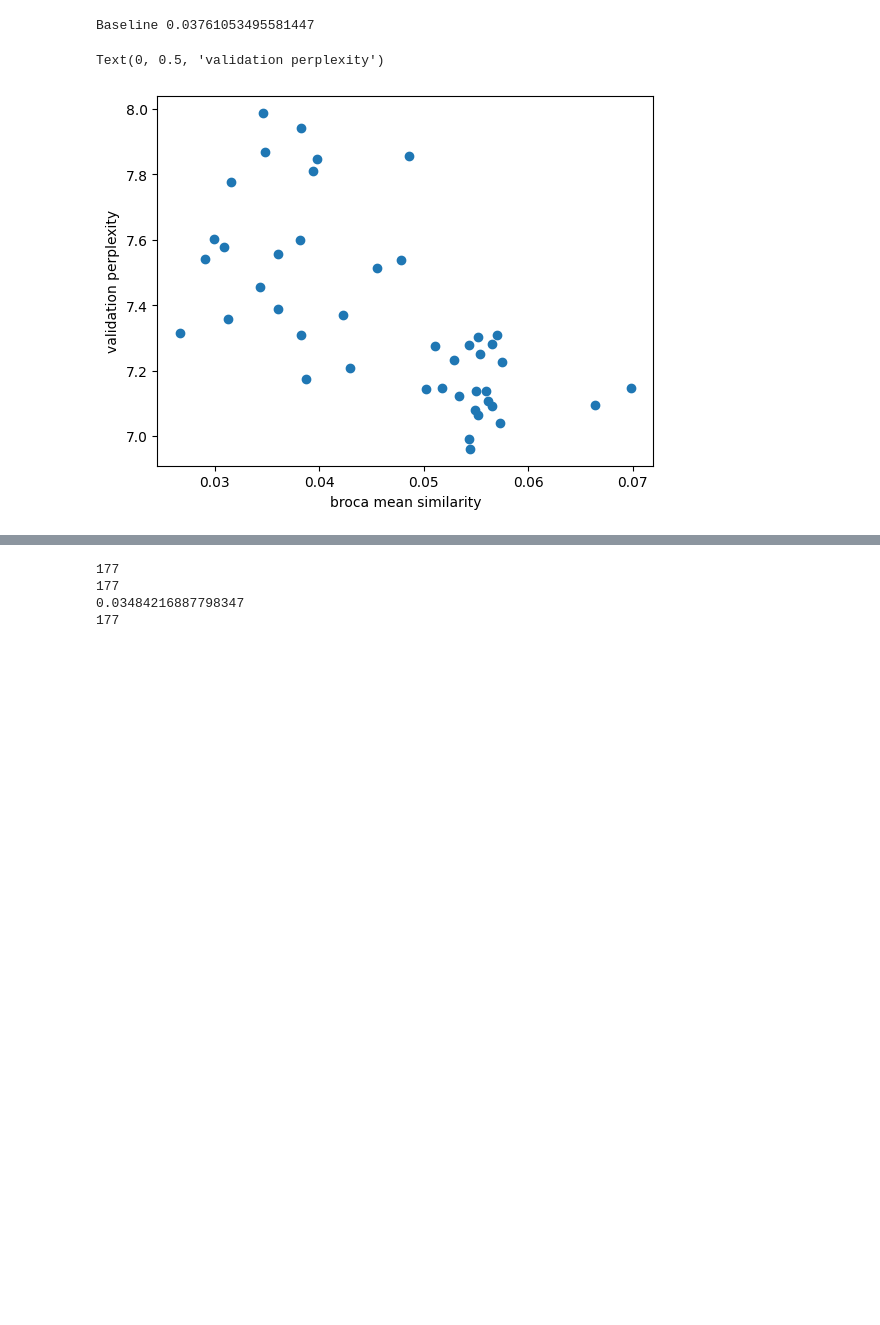
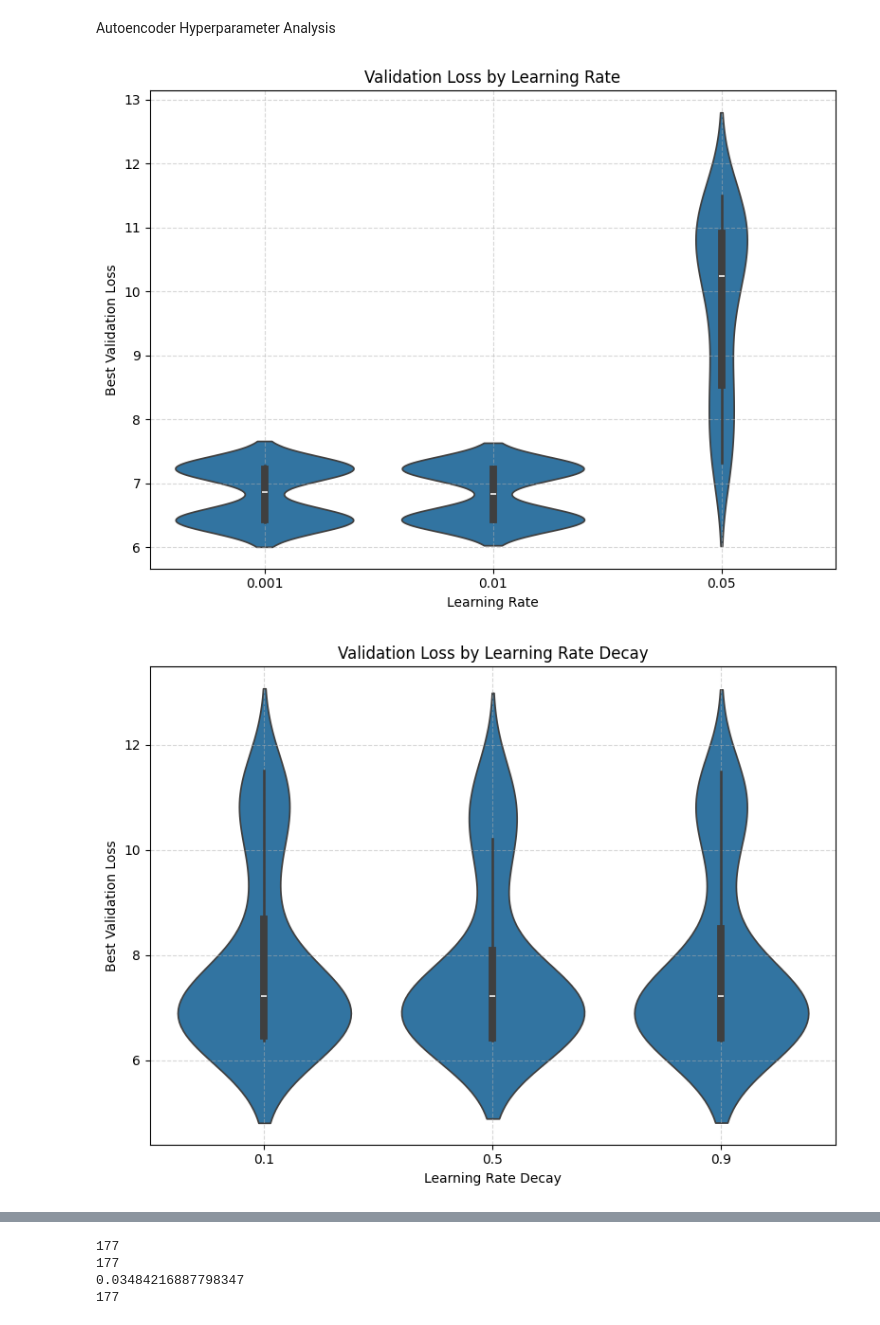
Before and after one commit to minw1/TCAE-Narratives, a Jupyter notebook: code/analysis.ipynb, the cells around one changed output, grey strips where cells are left out. Saved outputs shown, nothing was run; the diff lists cells and outputs as text; code cells hidden in the pictures; blank space fills up the shorter version.

Commit message:
more analysis

```diff
--- a/code/analysis.ipynb
+++ b/code/analysis.ipynb
@@ -123,38 +173,35 @@ def load_scalars_to_df(summary_dir, reload=True):
     df.index.name = "step"
 
     return df.reset_index()
-# %%
-from pathlib import Path
-import torch
-import warnings
-import matplotlib.pyplot as plt
-warnings.simplefilter("ignore", FutureWarning)
-root_dir = Path("/home/wsm32/project/wsm_thesis_scratch/narratives/combined_run/predictors")
-
-print("Baseline", compute_broca_sim(large_baseline, np.mean))
-
-
-model_broca_sims = []
-model_max_bs = []
-model_min_perp = []
-
-
-for subdir in root_dir.iterdir():
-        if subdir.is_dir() and ("thaw_cross-none" in str(subdir) or "none-none" in str(subdir)) and "0.001" in str(subdir):
-            comp_model = subdir / "best_predictor_model.pt"
-            #print("Directory:", subdir)
-
-            model_broca_sims.append(compute_broca_sim(comp_model, np.mean))
-            model_max_bs.append(compute_broca_sim(comp_model, np.max))
-
-            train_info = load_scalars_to_df(subdir/ "summary")
-            model_min_perp.append(train_info["Val_Perp"].min())
-        #break
-
-plt.scatter(model_broca_sims, model_min_perp)
-plt.xlabel("broca mean similarity")
-plt.ylabel("validation perplexity")
-# %% [output]
-Baseline 0.03761053495581447
-Text(0, 0.5, 'validation perplexity')
-[figure, removed]
+# %% [markdown]
+Autoencoder Hyperparameter Analysis
+# %%
+import seaborn as sns
+import matplotlib.pyplot as plt
+autoencoder_dir = Path("/home/wsm32/project/wsm_thesis_scratch/narratives/rt_large")
+param_names = ["lr", "lr_decay", "layer_count", "latent", "dropout", "head_count", "batch_size"]
+full_pnames = ["Learning Rate", "Learning Rate Decay", "Layer Count", "Embedding Dimension", "Dropout", "Head Count", "Batch Size"]
+
+ae_info = pd.DataFrame(columns=param_names + ["val_loss"])
+
+for subdir in autoencoder_dir.iterdir():
+        if subdir.is_dir() and "0.0" in str(subdir):
+                train_info = load_scalars_to_df(subdir / "summary")
+
+                val_minloss = train_info["Val_Loss"].min()
+                toks = [float(x) for x in subdir.name.split("-")]
+                ae_info.loc[len(ae_info)] = toks + [val_minloss]
+ae_info.head()
+
+for pn, nn in zip(param_names, full_pnames):
+    plt.figure(figsize=(8, 6))
+    sns.violinplot(x=pn, y="val_loss", data=ae_info)
+    plt.title(f"Validation Loss by {nn}")
+    plt.ylabel("Best Validation Loss")
+    plt.xlabel(nn)
+    plt.grid(True, linestyle="--", alpha=0.5)
+    plt.tight_layout()
+    plt.show()
+# %% [output]
+[figure, added]
+[figure, added]
```
Also changed, not shown: parts of 15 cells of this notebook, 1 other file.
